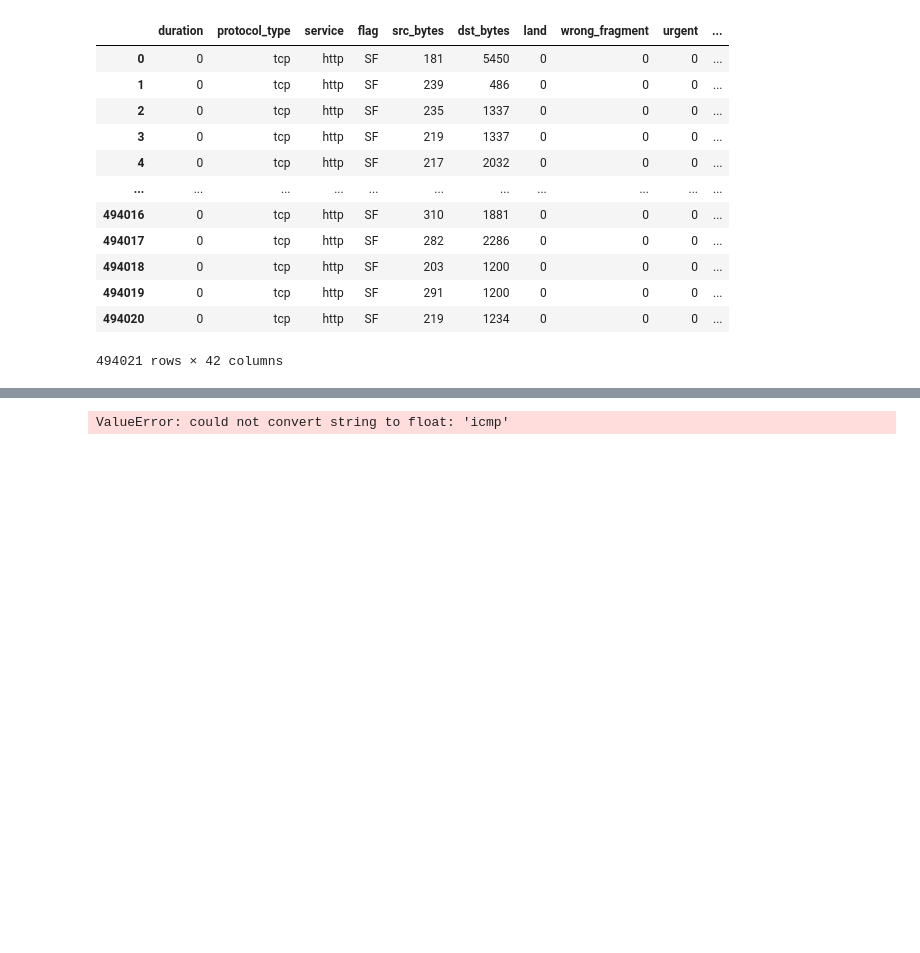
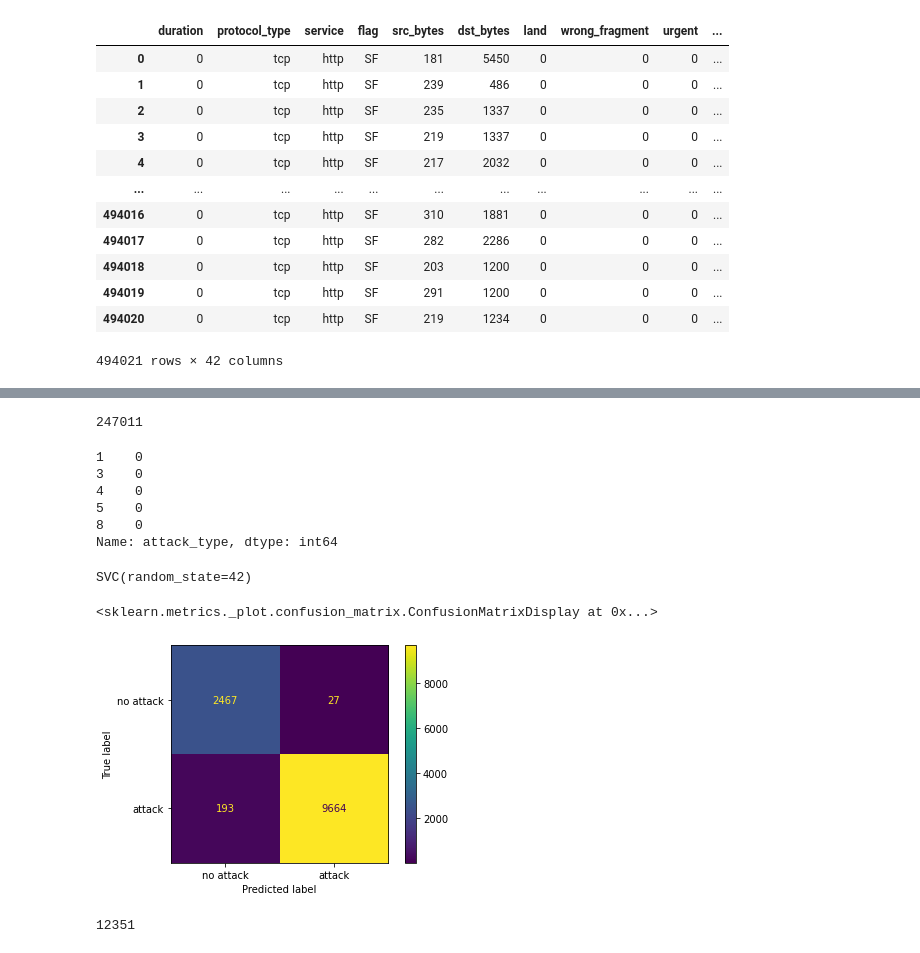
Before and after one commit to gabrielleviray/CMPE_209_Group_1_Project, a Jupyter notebook: data_cleanup.ipynb, the cells around one changed output, grey strips where cells are left out. Saved outputs shown, nothing was run; the diff lists cells and outputs as text; code cells hidden in the pictures; blank space fills up the shorter version.

Commit message:
feature selection and SVM confusion matrix

```diff
--- a/data_cleanup.ipynb
+++ b/data_cleanup.ipynb
@@ -199,0 +286,3 @@ X_encoded = kdd.iloc[:,:-1].copy()
+# %%
+X = kdd_binary_encoded_3f_subset.drop('attack_type', axis=1).copy()
+X
@@ -200,7 +303,36 @@ X_encoded = kdd.iloc[:,:-1].copy()
 # %%
-y = kdd_binary['attack_type'].copy()
+y = kdd_binary_encoded_3f_subset['attack_type'].copy()
+len(y)
+# %% [output]
+247011
+# %%
+y.head()
+# %% [output]
+1    0
+3    0
+4    0
+5    0
+8    0
+Name: attack_type, dtype: int64
 # %%
-X_train, X_test, y_train, y_test = train_test_split(X_encoded, y, random_state=42)
+X_train, X_test, y_train, y_test = train_test_split(X, y, random_state=42)
 X_train_scaled = scale(X_train)
+X_test_scaled = scale(X_test)
-# %% [output]
-ValueError: could not convert string to float: 'icmp'
+# %%
+kdd_svm = SVC(random_state=42)
+kdd_svm.fit(X_train_scaled, y_train)
+# %% [output]
+SVC(random_state=42)
+# %%
+plot_confusion_matrix(kdd_svm,
+                      X_test_scaled,
+                      y_test,
+                      values_format='d',
+                      display_labels=['no attack','attack'])
+# %% [output]
+<sklearn.metrics._plot.confusion_matrix.ConfusionMatrixDisplay at 0x...>
+[figure, added]
+# %%
+len(X_test_scaled)
+# %% [output]
+12351
```
Also changed, not shown: parts of 21 cells of this notebook, 6 other files.
